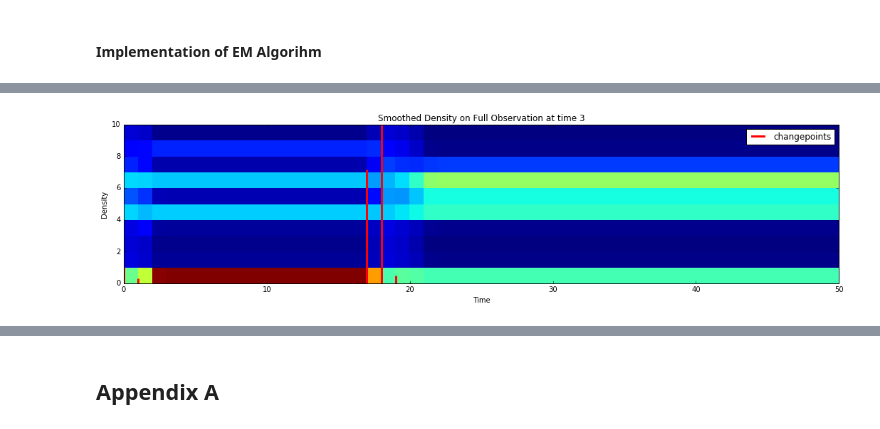
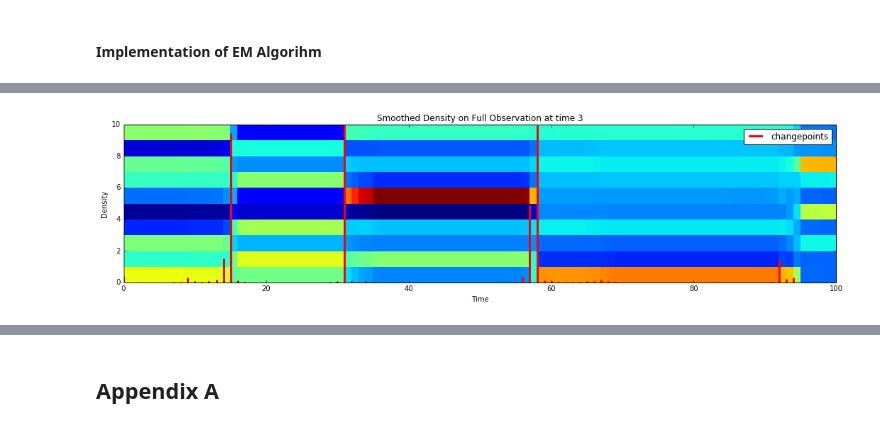
Before and after one commit to cagatayyildiz/bayesian, a Jupyter notebook: Bayesian_Change_Point_Model.ipynb, the cells around one changed output, grey strips where cells are left out. Cells and saved outputs as stored; diff of their text form; code cells hidden in the pictures.

```diff
--- a/Bayesian_Change_Point_Model.ipynb
+++ b/Bayesian_Change_Point_Model.ipynb
@@ -604,13 +623,18 @@ class ForwardBackward:
             msg.components.remove(min_part)
 # %%
 T = 50
-K = 5
-[cps, pi_, data] = DirichletCPModel.gen_sequence(0.05, np.random.random(K), T=T)
+K = 10
+[cps, pi_, data] = DirichletCPModel.gen_sequence(0.05, np.ones(K), T=T)
 
-model = DirichletCPModel(0.2 ,np.ones(K)*10)
+model = DirichletCPModel(0.2 ,np.random.random(K)*5)
 fb = ForwardBackward(model,L=0)
 
 [alpha_predict, alpha_update, p_change_f, mean_f] = fb.forward(data)
+tmp = []
+for comp in alpha_update[10].components:
+    tmp.append(comp.c)
+print(safe_log_sum_exp(np.array(tmp)))
+
 [beta_postdict, beta_update, p_change_b, mean_b] = fb.backward(data)
 
 model_output_forward = [i for i in range(T) if p_change_f[i]>0.5]
@@ -621,7 +645,7 @@ print("model_output_forward:\t {}".format(model_output_forward))
 print("model_output_backward:\t {}".format(model_output_backward))
 
 plot_hist(data,cps,title="Data generated using the above generative model", xlabel="Time",ylabel="Data Vectors")
-# plot_hist(pi_,cps,title="Params of Multinomial Distribution (pi_t)", xlabel="Time",ylabel="Parameter Vectors")
+plot_hist(pi_,cps,title="Params of Multinomial Distribution (pi_t)", xlabel="Time",ylabel="Parameter Vectors")
 
 plot_hist(mean_f,p_change_f,title="Filtered Density on Forward Direction", xlabel="Time",ylabel="Density")
 plot_hist(mean_b,p_change_b,title="Filtered Density on Backward Direction", xlabel="Time",ylabel="Density")
@@ -813,7 +839,7 @@ Finally, we need to invert digamma function ($\psi$). Newton's iteration to inve
 # %%
 DIGAMMA_LOWER = 1e-5
 POLYGAMMA_LOWER = 1e-2
-INVERSE_GAMMA_UPPER = 20
+INVERSE_DIGAMMA_UPPER = 10
 
 def my_digamma(x, THRESHOLD=DIGAMMA_LOWER):
     if np.where(np.abs(x)<=THRESHOLD)[0].sum() > 0:
@@ -826,7 +852,7 @@ def my_polygamma(x, THRESHOLD=POLYGAMMA_LOWER):
     return sp.polygamma(1,x)
 # %%
 # given y, returns x, where y = \psi(x)
-def inv_digamma(y, eps_=1e-5, THRESHOLD=INVERSE_GAMMA_UPPER):
+def inv_digamma(y, eps_=1e-5, THRESHOLD=INVERSE_DIGAMMA_UPPER):
     # check for the input
     if len(np.where(y>=THRESHOLD)[0])>0:
         raise ValueError("inv_gamma: Your input is too big:", y)
@@ -881,28 +948,45 @@ plt.title("polygamma")
 # %%
-#########################
-#### DATA GENERATION ####
-#########################
-T = 50
-K = 10
-c_true = 0.05
-a_true = np.random.random(K)
-print("a_true is ", a_true, "\n")
-[cps, pi_, data] = DirichletCPModel.gen_sequence(c_true, a_true, T=T)
-print(np.sum(cps), "change points")
-plot_hist(data,cps,title="Data generated using the above generative model", xlabel="Time",ylabel="Data Vectors")
-save_array("/tmp/data.txt", data)
-#########################
-###### EM ALGORITHM #####
-#########################
+###################################### DATA GENERATION ######################################
+SYNTHETIC = False
+
+if SYNTHETIC:
+    T = 50
+    K = 10
+    c_true = 0.08
+    a_true = np.random.random(K)*10
+    print("a_true is ", np.sum(a_true), "*", a_true/np.sum(a_true), "\n")
+    [cps, pi_, data] = DirichletCPModel.gen_sequence(c_true, a_true, T=T)
+    data = data + 1
+    print(np.sum(cps), "change points")
+    plot_hist(data,cps,title="Data generated using the above generative model", xlabel="Time",ylabel="Data Vectors")
+    pml.saveTxt("/tmp/data.txt", data)
+else:
+    T = 100
+    try:
+        logs = pml.loadTxt("/home/cagatay/workspaces/python_workspace/netas_vgd/data/2016_09_21_data/low_traffic_low_attack.txt")[5:33,50:T+50]
+    except:
+
+        logs = pml.loadTxt("/home/cagatay/Desktop/netas_vgd/data/2016_09_21_data/low_traffic_low_attack.txt")[5:33,50:T+50]
+    data = logs[logs.sum(1) > 0, :] + 1
+    K = data.shape[0]
+    plot_hist(data,cps,title="Data generated using the above generative model", xlabel="Time",ylabel="Data Vectors")
+
+    data = pml.loadTxt("/tmp/obs.txt");
+    cps = pml.loadTxt("/tmp/real_cps.txt");
+    K = data.shape[0]
+    T = data.shape[1]
+
+
+###################################### EM ALGORITHM ######################################
 
 # constants
 MAX_ITER = 15
 INV_DIG_ITER = 100
 EM_EPS = 1e-5
+c = 0.2
+a = np.ones(K)*10
 
 # initial change point model
-c = 0.2
-a = np.ones(K)*10
 save_array("/tmp/alpha.txt", a)
 fb = ForwardBackward(DirichletCPModel(c, a))
 
@@ -914,7 +998,8 @@ for i in range(MAX_ITER):
     ############ log-likelihood calculation ###########
     ll = ForwardBackward.loglhood(c, a, data)
     loglhoods.append(ll)
-    print("\nloglhood is", loglhoods[i], "under a=", a)
+    print("\nloglhood is", loglhoods[i], "under a=", a, "a_sum=", a.sum())
+    print("current a is ", np.sum(a), "*", a/np.sum(a), "\n")
 
     ################ check convergence ################
     if i>0:
@@ -928,8 +1013,9 @@ for i in range(MAX_ITER):
                         ext = 1
                         break
                 if ext==1:
+                    pass
                     break
-            break
+            # break
         elif loglhoods[i]-loglhoods[i-1]<EM_EPS:
             print("Converged")
             break
@@ -941,6 +1027,8 @@ for i in range(MAX_ITER):
     plot_hist(mean,cpp,title="Smoothed Density on Full Observation at time " + str(i), xlabel="Time",ylabel="Density")
 
     E_log_pi = np.zeros((K,T))
+    # E_log_pi[:,0] = my_digamma(fb.model.a) - my_digamma(fb.model.a.sum())
+    # cpp = np.hstack(([1],cpp))
     for j in range(T):
         E_log_pi[:,j] = compute_ss(smt_msgs[j])
     E_log_pi_weighted = (E_log_pi*cpp)
@@ -955,12 +1043,13 @@ for i in range(MAX_ITER):
             break
         try:
             a = inv_digamma( ss + my_digamma(a.sum()) )
-        except:
-            print("inv_digamma: Terminated at M step. num steps is " + str(it))
+        except Exception as e:
+            print("inv_digamma: Terminated at M step. num steps is " + str(it) + " :: " + str(e))
             print("ss:", ss)
             print("my_digamma(a.sum()):", my_digamma(a.sum()))
             break
 
+    print("it="+str(it), "diff is", np.sum(ss + my_digamma(a.sum()) - my_digamma(a)))
     if it>0:
         c = np.sum(cpp)/len(cpp)
 
@@ -1002 +1092 @@ c_est : 0.0333855870127
-[figure, old version]
+[figure, new version]
```
Also changed, not shown: parts of 14 cells of this notebook.
